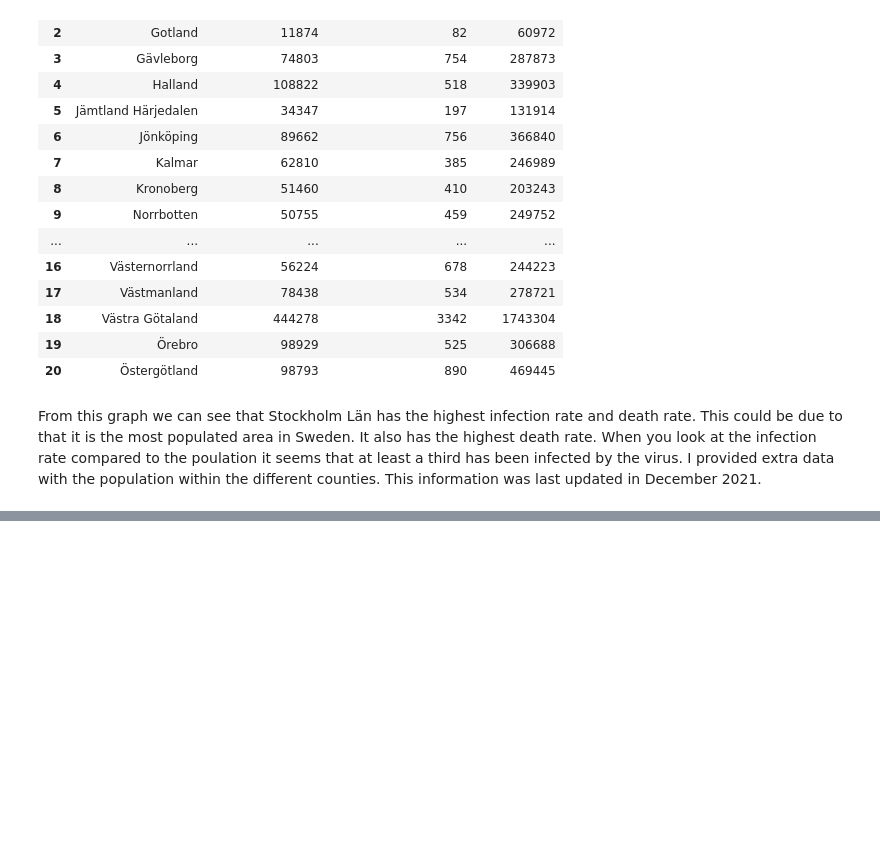
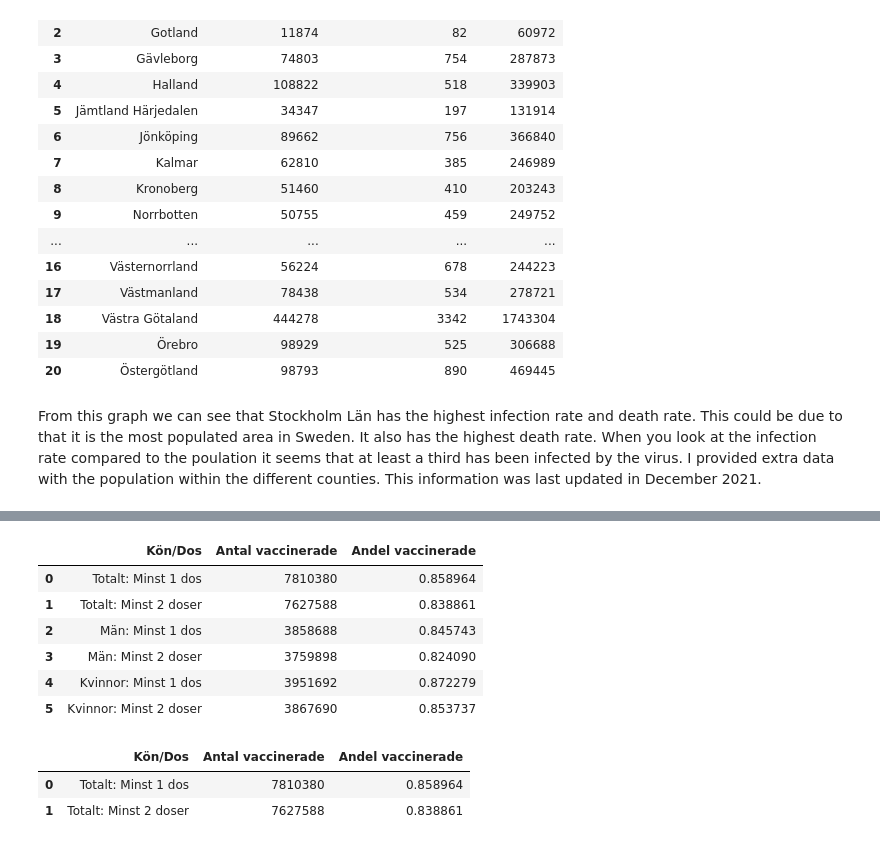
Before and after one commit to SCGlass/Data-Processing-Sam-Glass, a Jupyter notebook: Lab_Covid/Lab_exercise_3.ipynb, the cells around one changed output, grey strips where cells are left out. Cells and saved outputs as stored; diff of their text form; code cells hidden in the pictures; blank space fills up the shorter version.

```diff
--- a/Lab_Covid/Lab_exercise_3.ipynb
+++ b/Lab_Covid/Lab_exercise_3.ipynb
@@ -205,0 +230,22 @@ From this graph we can see that Stockholm Län has the highest infection rate an
+# %%
+df_vaccine_gender["Kön/Dos"] = df_vaccine_gender["Kön"].str.cat(df_vaccine_gender["Vaccinationsstatus"], sep=": ") # combining two columns together
+df_vaccine_gender.drop("Kön",inplace=True, axis=1) # removing one of the original columns
+df_vaccine_gender.drop("Vaccinationsstatus",inplace=True, axis=1) #removing the second column
+df_vaccine_gender = df_vaccine_gender[['Kön/Dos','Antal vaccinerade','Andel vaccinerade']]
+df_vaccine_gender
+# %% [output]
+|  | Kön/Dos | Antal vaccinerade | Andel vaccinerade |
+| 0 | Totalt: Minst 1 dos | 7810380 | 0.858964 |
+| 1 | Totalt: Minst 2 doser | 7627588 | 0.838861 |
+| 2 | Män: Minst 1 dos | 3858688 | 0.845743 |
+| 3 | Män: Minst 2 doser | 3759898 | 0.824090 |
+| 4 | Kvinnor: Minst 1 dos | 3951692 | 0.872279 |
+| 5 | Kvinnor: Minst 2 doser | 3867690 | 0.853737 |
+# %%
+# Dividing the Data frame into two to seperate data frames total amounts and gender based
+df_vaccine_total = df_vaccine_gender.iloc[:2]
+df_vaccine_total
+# %% [output]
+|  | Kön/Dos | Antal vaccinerade | Andel vaccinerade |
+| 0 | Totalt: Minst 1 dos | 7810380 | 0.858964 |
+| 1 | Totalt: Minst 2 doser | 7627588 | 0.838861 |
```
Also changed, not shown: parts of 9 cells of this notebook, 2 other files.
